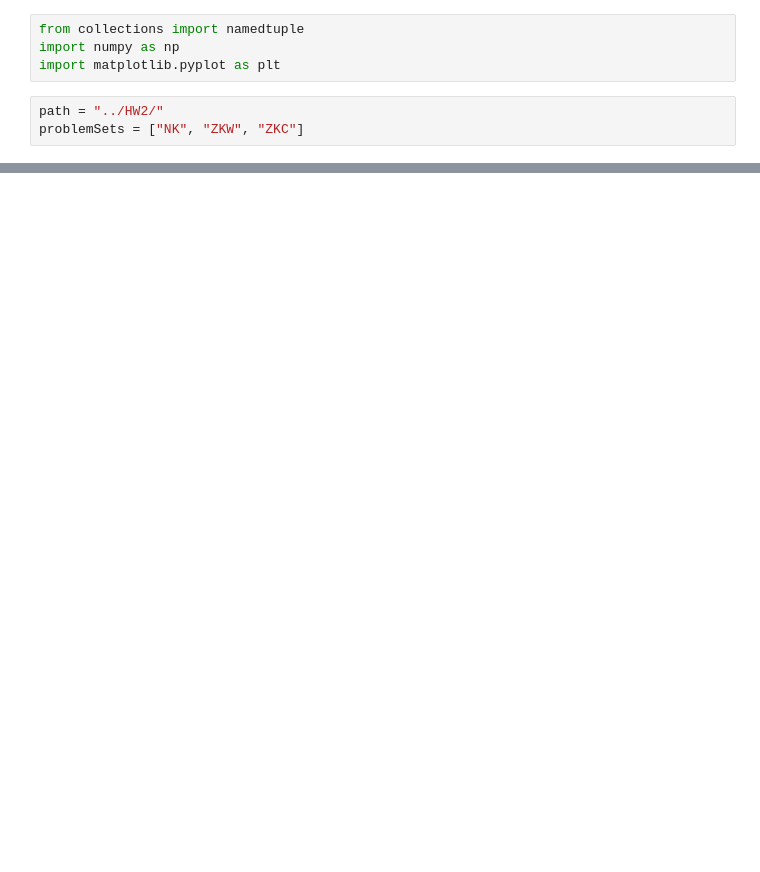
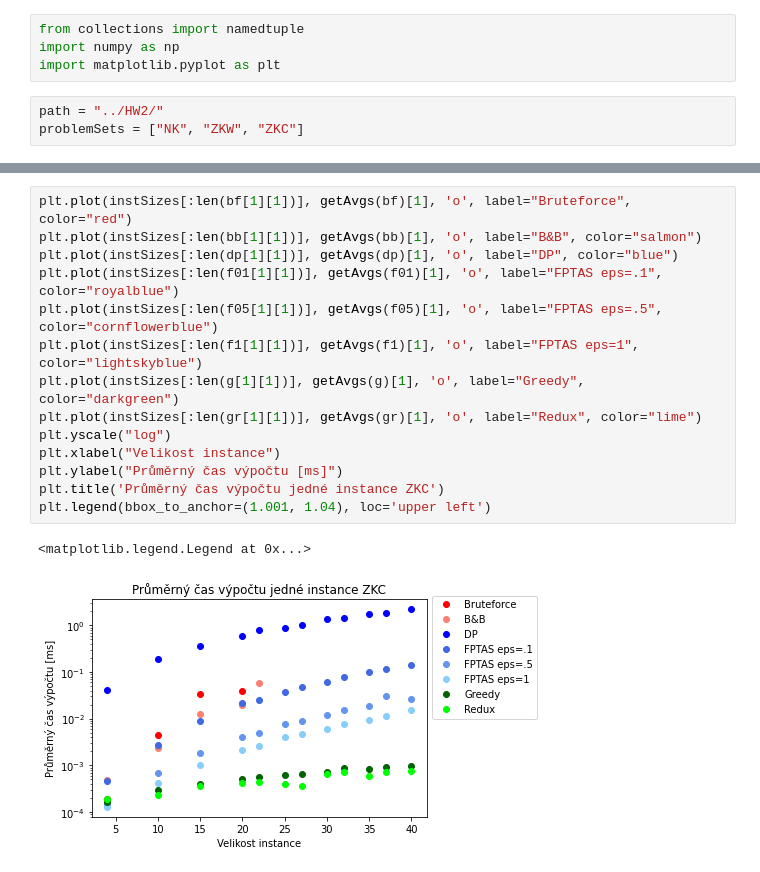
Before and after one commit to zbyju/CombinatorialOptimization, a Jupyter notebook: results/reports/report-data-2.ipynb, the cells around one changed output, grey strips where cells are left out. Cells and saved outputs as stored; diff of their text form; blank space fills up the shorter version.

```diff
--- a/results/reports/report-data-2.ipynb
+++ b/results/reports/report-data-2.ipynb
@@ -135,0 +145,17 @@ def getAvgDevs(data, oData):
+# %%
+plt.plot(instSizes[:len(bf[1][1])], getAvgs(bf)[1], 'o', label="Bruteforce", color="red")
+plt.plot(instSizes[:len(bb[1][1])], getAvgs(bb)[1], 'o', label="B&B", color="salmon")
+plt.plot(instSizes[:len(dp[1][1])], getAvgs(dp)[1], 'o', label="DP", color="blue")
+plt.plot(instSizes[:len(f01[1][1])], getAvgs(f01)[1], 'o', label="FPTAS eps=.1", color="royalblue")
+plt.plot(instSizes[:len(f05[1][1])], getAvgs(f05)[1], 'o', label="FPTAS eps=.5", color="cornflowerblue")
+plt.plot(instSizes[:len(f1[1][1])], getAvgs(f1)[1], 'o', label="FPTAS eps=1", color="lightskyblue")
+plt.plot(instSizes[:len(g[1][1])], getAvgs(g)[1], 'o', label="Greedy", color="darkgreen")
+plt.plot(instSizes[:len(gr[1][1])], getAvgs(gr)[1], 'o', label="Redux", color="lime")
+plt.yscale("log")
+plt.xlabel("Velikost instance")
+plt.ylabel("Průměrný čas výpočtu [ms]")
+plt.title('Průměrný čas výpočtu jedné instance ZKC')
+plt.legend(bbox_to_anchor=(1.001, 1.04), loc='upper left')
+# %% [output]
+<matplotlib.legend.Legend at 0x...>
+[figure, added]
```
Also changed, not shown: parts of 15 cells of this notebook, 1 other file.
